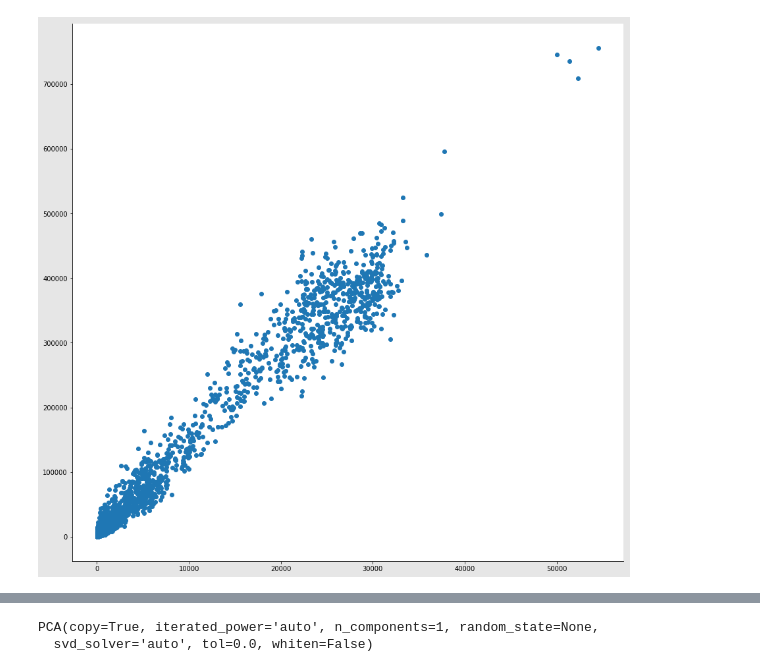
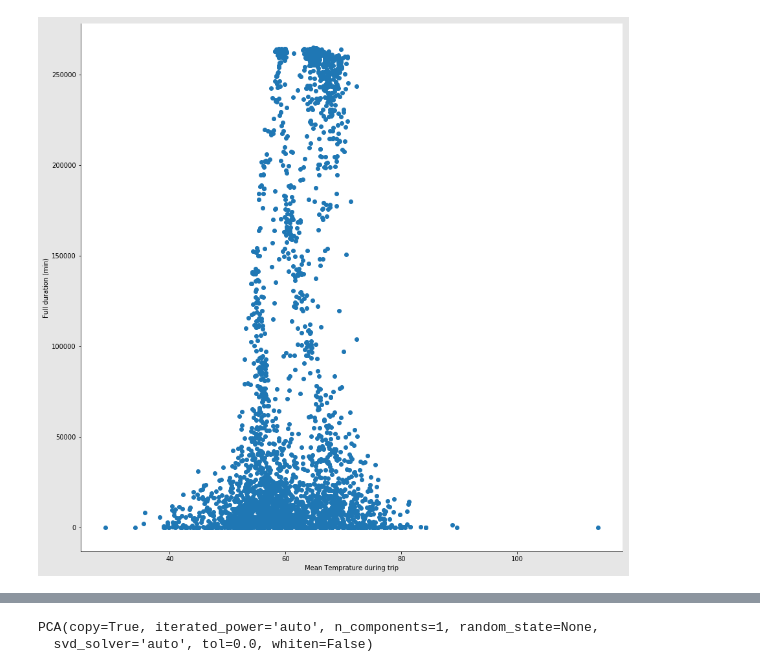
Before and after one commit to Fred-Fan/AML_Final, a Jupyter notebook: Visualization.ipynb, the cells around one changed output, grey strips where cells are left out. Cells and saved outputs as stored; diff of their text form; code cells hidden in the pictures.

```diff
--- a/Visualization.ipynb
+++ b/Visualization.ipynb
@@ -17,0 +41,10 @@ life_cycle.head()
+# %%
+t0['Tempbyduration'] = t0['Tempbysec'] / t0['duration']
+t0['Presbyduration'] = t0['Presbysec'] / t0['duration']
+t0['Humibyduration'] = t0['Humibysec'] / t0['duration']
+t0['Dewbyduration'] = t0['Dewbysec'] / t0['duration']
+t0['Visibyduration'] = t0['Visibysec'] / t0['duration']
+# %%
+t0 = t0[['bike_group','Tempbyduration', 'Humibyduration', 'Presbyduration', 'Dewbyduration','Visibyduration']]
+# %%
+life_weather_1 = life_weather.merge(t0, left_on='bike_group', right_on='bike_group')
@@ -17,0 +168,2 @@ life_cycle.head()
+# %%
+life_weather = life_weather_1.copy()
@@ -39,23 +216,23 @@ strong multicollinearity or other numerical problems.
 # %%
 fig, ax = plt.subplots(figsize = [15,15], facecolor=[0.9,0.9,0.9])
 
 ax.spines['right'].set_color('none')
 ax.spines['top'].set_color('none')
 
 ax.xaxis.set_ticks_position('bottom')
 #ax.spines['bottom'].set_position(('data',0)) # set position of x spine to x=0
 
 ax.yaxis.set_ticks_position('left')
 #ax.spines['left'].set_position(('data',0))   # set position of y spine to y=0
 
-x_axis=life_cycle.Temperature
-y_axis=life_cycle.duration
+x_axis=life_weather.MeanTemp
+y_axis=life_weather.Fullduration_min
 
 ax.scatter(x_axis, y_axis)
-#plt.xlabel('the level of household head education')
-#plt.ylabel('the average enrollment rate (1997)')
+plt.xlabel('Mean Temprature during trip')
+plt.ylabel('Full duration (min)')
 #plt.title('Scatter plot of household head education & average enrollment rate (1997)')
 
 plt.show()
 # %% [output]
-[figure, old version]
+[figure, new version]
```
Also changed, not shown: parts of 50 cells of this notebook, 3 other files.
